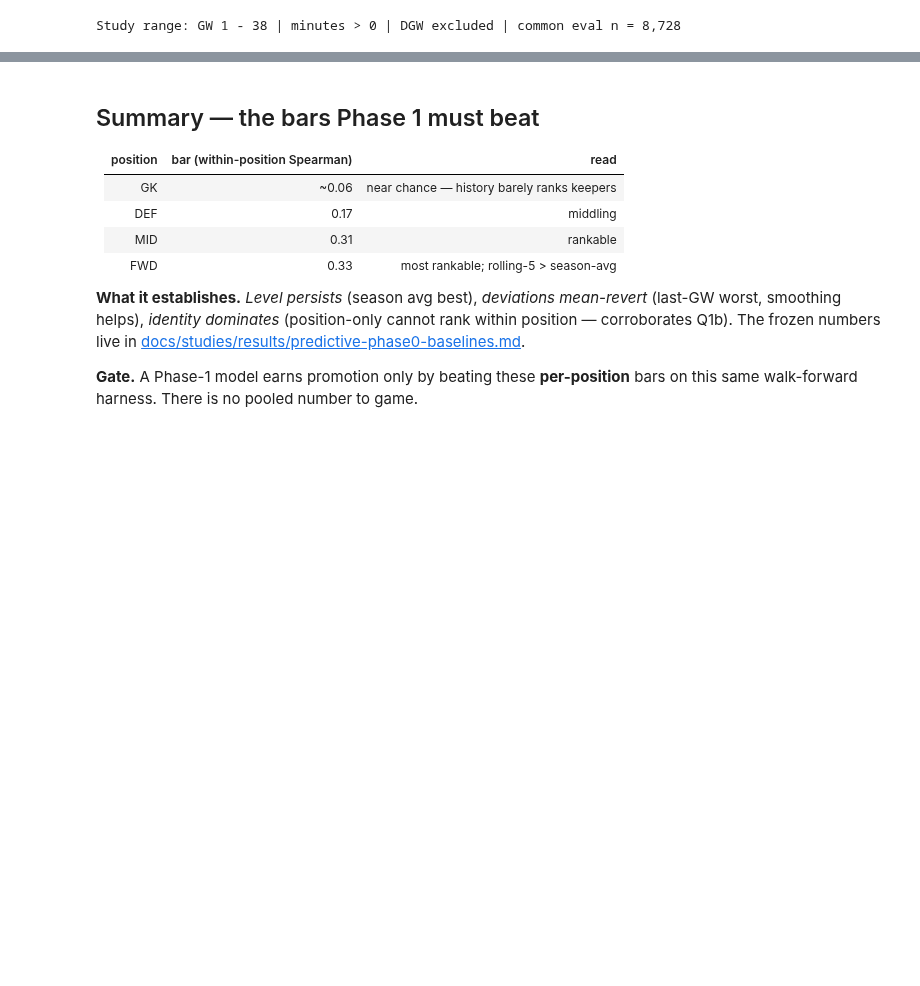
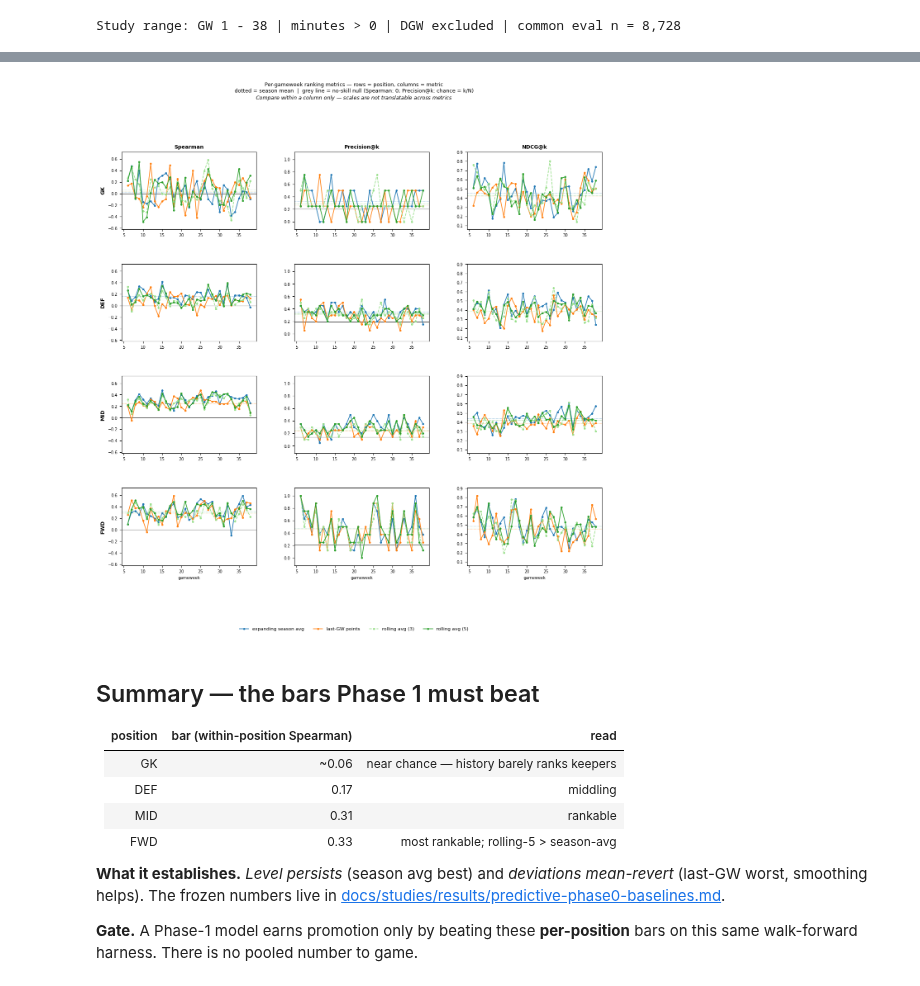
Before and after one commit to gisaf22/fpl-intelligence, a Jupyter notebook: model/eval/notebooks/phase0_baselines.ipynb, the cells around one changed output, grey strips where cells are left out. Cells and saved outputs as stored; diff of their text form; code cells hidden in the pictures; blank space fills up the shorter version.

```diff
--- a/model/eval/notebooks/phase0_baselines.ipynb
+++ b/model/eval/notebooks/phase0_baselines.ipynb
@@ -109,3 +90,69 @@ plt.tight_layout(); plt.show()
+# %%
+long = per_gw_scores(features[features['gw'] > WARMUP_GW], BASELINES)
+
+METRICS = ['spearman', 'precision_at_k', 'ndcg_at_k']
+METRIC_LABELS = ['Spearman', 'Precision@k', 'NDCG@k']
+# Differentiate the two similar rolling lines by style so they're distinguishable without colour alone.
+LINESTYLE = {'rolling avg (3)': '--', 'rolling avg (5)': '-'}
+
+fig, axes = plt.subplots(4, 3, figsize=(15, 13), sharey=False, sharex=False)
+fig.subplots_adjust(hspace=0.45, wspace=0.28)
+
+# y-limits per metric column — computed once across all positions so within-column scale is shared.
+col_ylims = {}
+for ci, metric in enumerate(METRICS):
+    vals = long[metric].dropna()
+    pad = (vals.max() - vals.min()) * 0.12 or 0.05
+    col_ylims[ci] = (vals.min() - pad, vals.max() + pad)
+
+post = features[features['gw'] > WARMUP_GW]
+
+for ri, pos in enumerate(('GK', 'DEF', 'MID', 'FWD')):
+    sub = long[long['position'] == pos]
+    k_val = int(sub['k'].median()) if not sub.empty else 4
+    # base rate = k / median players in this position per GW (from raw features, not the long frame)
+    pos_pool = post[post['position'] == pos].groupby('gw').size().median()
+    base_rate = k_val / pos_pool if pos_pool > 0 else None
+
+    for ci, (metric, mlabel) in enumerate(zip(METRICS, METRIC_LABELS)):
+        ax = axes[ri][ci]
+        for label, gp in sub.groupby('model'):
+            gp = gp.sort_values('gw')
+            ls = LINESTYLE.get(label, '-')
+            ax.plot(gp['gw'], gp[metric], ls=ls, marker='o', ms=2.5, lw=1.2,
+                    color=BASELINE_COLOUR.get(label), label=label if ri == 0 else None)
+            ax.axhline(gp[metric].mean(), color=BASELINE_COLOUR.get(label), ls=':', lw=0.7, alpha=0.55)
+
+        # Per-metric null reference line.
+        if ci == 0:
+            ax.axhline(0, color='#555555', lw=0.8, ls='-', zorder=0)       # Spearman no-skill = 0
+        elif ci == 1 and base_rate is not None:
+            ax.axhline(base_rate, color='#555555', lw=0.8, ls='-', zorder=0)  # prec@k chance = k/N
+        # NDCG@k: no single universal null (random ordering scores high due to discounting + ties);
+        # omit the line and let relative movement between baselines tell the story.
+
+        ax.set_ylim(col_ylims[ci])
+        if ri == 0:
+            ax.set_title(mlabel, fontsize=9, fontweight='bold')
+        if ci == 0:
+            ax.set_ylabel(pos, fontsize=9, fontweight='bold')
+        ax.set_xlabel('gameweek' if ri == 3 else '', fontsize=7)
+        ax.tick_params(labelsize=7)
+
+# Single shared legend from the top row, first panel.
+handles, labels_ = axes[0][0].get_legend_handles_labels()
+fig.legend(handles, labels_, loc='lower center', ncol=4, fontsize=8,
+           frameon=False, bbox_to_anchor=(0.5, -0.02))
+
+fig.suptitle(
+    'Per-gameweek ranking metrics — rows = position, columns = metric\n'
+    'dotted = season mean  |  grey line = no-skill null (Spearman: 0; Precision@k: chance = k/N)\n'
+    r'$\it{Compare\ within\ a\ column\ only\ —\ scales\ are\ not\ translatable\ across\ metrics}$',
+    fontsize=9, y=1.01,
+)
+plt.show()
+# %% [output]
+[figure, added]
 # %% [markdown]
 ## Summary — the bars Phase 1 must beat
 
@@ -116,6 +163,6 @@ plt.tight_layout(); plt.show()
 | MID | 0.31 | rankable |
 | FWD | 0.33 | most rankable; rolling-5 > season-avg |
 
-**What it establishes.** *Level persists* (season avg best), *deviations mean-revert* (last-GW worst, smoothing helps), *identity dominates* (position-only cannot rank within position — corroborates Q1b). The frozen numbers live in [docs/studies/results/predictive-phase0-baselines.md](../../docs/studies/results/predictive-phase0-baselines.md).
+**What it establishes.** *Level persists* (season avg best) and *deviations mean-revert* (last-GW worst, smoothing helps). The frozen numbers live in [docs/studies/results/predictive-phase0-baselines.md](../../docs/studies/results/predictive-phase0-baselines.md).
 
 **Gate.** A Phase-1 model earns promotion only by beating these **per-position** bars on this same walk-forward harness. There is no pooled number to game.
```
Also changed, not shown: parts of 9 cells of this notebook, 20 other files.
